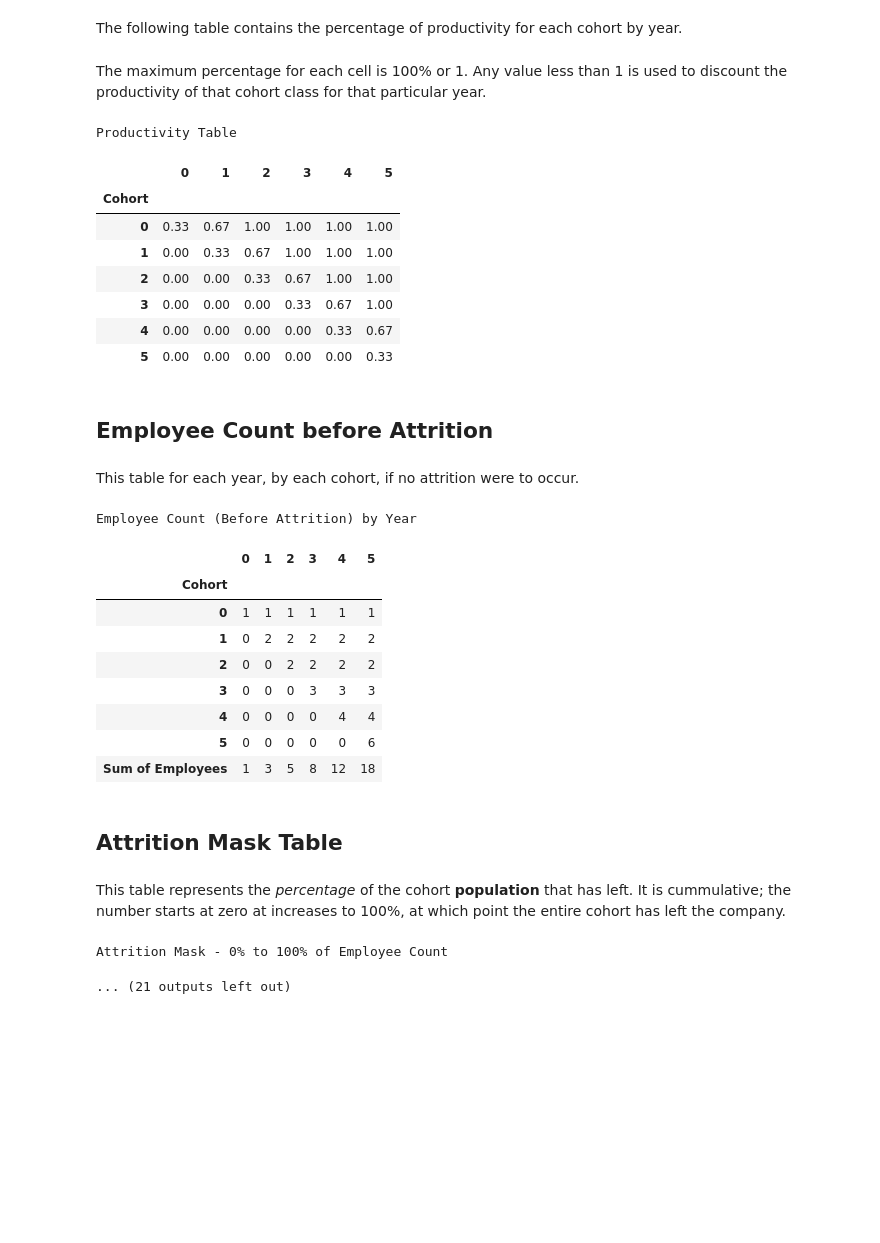
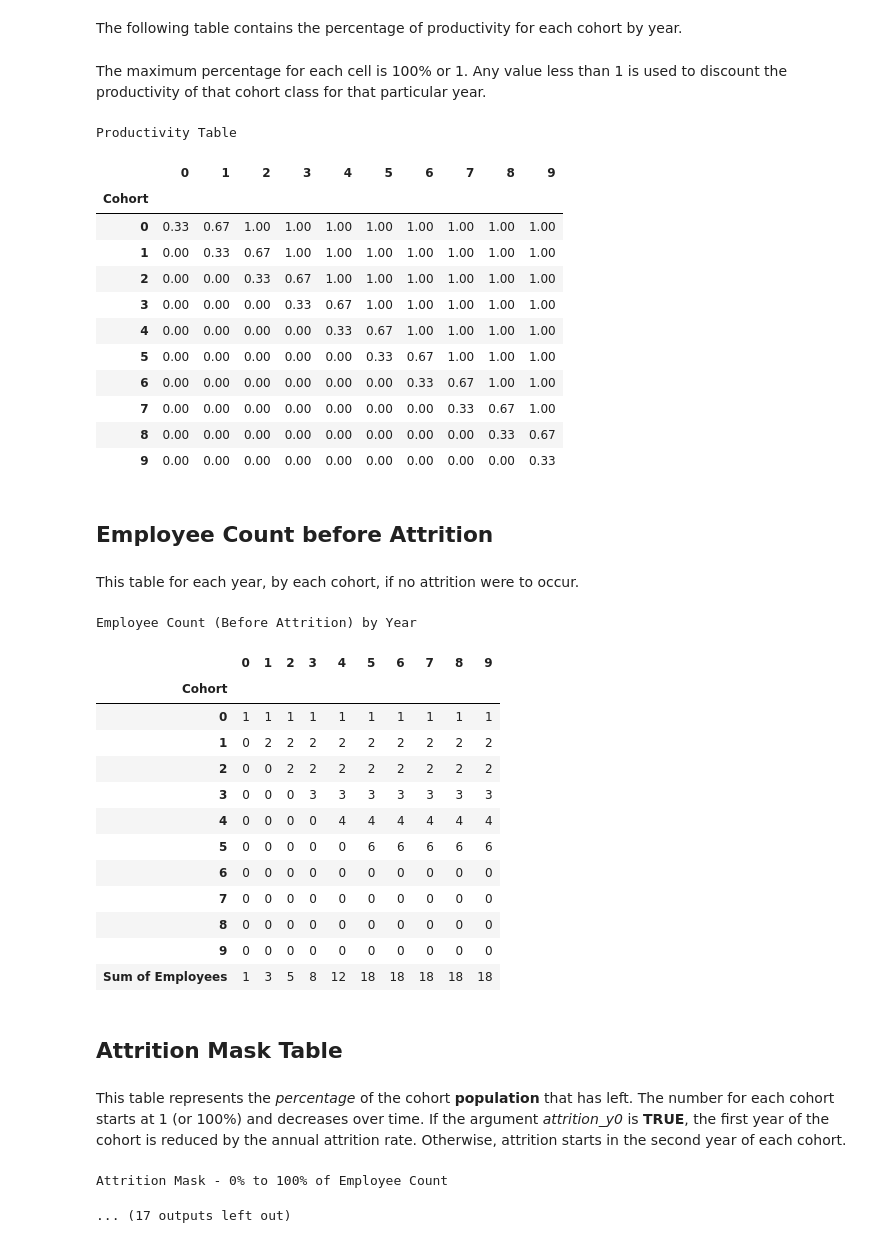
Before and after one commit to admatuszak/Cohort-Table, a Jupyter notebook: Cohort.ipynb, the cells around one changed output. Drawn from its saved outputs; the diff is of its cells as text; code cells hidden in the pictures; blank space fills up the shorter version.

```diff
--- a/Cohort.ipynb
+++ b/Cohort.ipynb
@@ -5,34 +8,42 @@ from Cohort import CohortTable
 # %%
-myTable = CohortTable(forecast_period=6, n_years=3, hires_per_year=[1,2,2,3,4,6], \
+myTable = CohortTable(forecast_period=10, n_years=3, hires_per_year=[1,2,2,3,4,6], \
                       revenue_goal=1000000, annual_attrition=.16, first_year_full_hire=True, attrition_y0=False)
 
 myTable.print_all_tables()
 # %% [output]
 ## Productivity Table
 The following table contains the percentage of productivity for each cohort by year.
 The maximum percentage for each cell is 100% or 1. Any value less than 1 is used to discount the         productivity of that cohort class for that particular year.
 Productivity Table
-|  | 0 | 1 | 2 | 3 | 4 | 5 |
-| Cohort |  |  |  |  |  |  |
-| 0 | 0.33 | 0.67 | 1.00 | 1.00 | 1.00 | 1.00 |
-| 1 | 0.00 | 0.33 | 0.67 | 1.00 | 1.00 | 1.00 |
-| 2 | 0.00 | 0.00 | 0.33 | 0.67 | 1.00 | 1.00 |
-| 3 | 0.00 | 0.00 | 0.00 | 0.33 | 0.67 | 1.00 |
-| 4 | 0.00 | 0.00 | 0.00 | 0.00 | 0.33 | 0.67 |
-| 5 | 0.00 | 0.00 | 0.00 | 0.00 | 0.00 | 0.33 |
+|  | 0 | 1 | 2 | 3 | 4 | 5 | 6 | 7 | 8 | 9 |
+| Cohort |  |  |  |  |  |  |  |  |  |  |
+| 0 | 0.33 | 0.67 | 1.00 | 1.00 | 1.00 | 1.00 | 1.00 | 1.00 | 1.00 | 1.00 |
+| 1 | 0.00 | 0.33 | 0.67 | 1.00 | 1.00 | 1.00 | 1.00 | 1.00 | 1.00 | 1.00 |
+| 2 | 0.00 | 0.00 | 0.33 | 0.67 | 1.00 | 1.00 | 1.00 | 1.00 | 1.00 | 1.00 |
+| 3 | 0.00 | 0.00 | 0.00 | 0.33 | 0.67 | 1.00 | 1.00 | 1.00 | 1.00 | 1.00 |
+| 4 | 0.00 | 0.00 | 0.00 | 0.00 | 0.33 | 0.67 | 1.00 | 1.00 | 1.00 | 1.00 |
+| 5 | 0.00 | 0.00 | 0.00 | 0.00 | 0.00 | 0.33 | 0.67 | 1.00 | 1.00 | 1.00 |
+| 6 | 0.00 | 0.00 | 0.00 | 0.00 | 0.00 | 0.00 | 0.33 | 0.67 | 1.00 | 1.00 |
+| 7 | 0.00 | 0.00 | 0.00 | 0.00 | 0.00 | 0.00 | 0.00 | 0.33 | 0.67 | 1.00 |
+| 8 | 0.00 | 0.00 | 0.00 | 0.00 | 0.00 | 0.00 | 0.00 | 0.00 | 0.33 | 0.67 |
+| 9 | 0.00 | 0.00 | 0.00 | 0.00 | 0.00 | 0.00 | 0.00 | 0.00 | 0.00 | 0.33 |
 ## Employee Count before Attrition
 This table for each year, by each cohort, if no attrition were to occur.
 Employee Count (Before Attrition) by Year
-|  | 0 | 1 | 2 | 3 | 4 | 5 |
-| Cohort |  |  |  |  |  |  |
-| 0 | 1 | 1 | 1 | 1 | 1 | 1 |
-| 1 | 0 | 2 | 2 | 2 | 2 | 2 |
-| 2 | 0 | 0 | 2 | 2 | 2 | 2 |
-| 3 | 0 | 0 | 0 | 3 | 3 | 3 |
-| 4 | 0 | 0 | 0 | 0 | 4 | 4 |
-| 5 | 0 | 0 | 0 | 0 | 0 | 6 |
-| Sum of Employees | 1 | 3 | 5 | 8 | 12 | 18 |
+|  | 0 | 1 | 2 | 3 | 4 | 5 | 6 | 7 | 8 | 9 |
+| Cohort |  |  |  |  |  |  |  |  |  |  |
+| 0 | 1 | 1 | 1 | 1 | 1 | 1 | 1 | 1 | 1 | 1 |
+| 1 | 0 | 2 | 2 | 2 | 2 | 2 | 2 | 2 | 2 | 2 |
+| 2 | 0 | 0 | 2 | 2 | 2 | 2 | 2 | 2 | 2 | 2 |
+| 3 | 0 | 0 | 0 | 3 | 3 | 3 | 3 | 3 | 3 | 3 |
+| 4 | 0 | 0 | 0 | 0 | 4 | 4 | 4 | 4 | 4 | 4 |
+| 5 | 0 | 0 | 0 | 0 | 0 | 6 | 6 | 6 | 6 | 6 |
+| 6 | 0 | 0 | 0 | 0 | 0 | 0 | 0 | 0 | 0 | 0 |
+| 7 | 0 | 0 | 0 | 0 | 0 | 0 | 0 | 0 | 0 | 0 |
+| 8 | 0 | 0 | 0 | 0 | 0 | 0 | 0 | 0 | 0 | 0 |
+| 9 | 0 | 0 | 0 | 0 | 0 | 0 | 0 | 0 | 0 | 0 |
+| Sum of Employees | 1 | 3 | 5 | 8 | 12 | 18 | 18 | 18 | 18 | 18 |
 ## Attrition Mask Table
-This table represents the *percentage* of the cohort **population** that has left. It is cummulative; the number         starts at zero at increases to 100%, at which point the entire cohort has left the company.
+This table represents the *percentage* of the cohort **population** that has left. The number for each cohort starts        at 1 (or 100%) and decreases over time. If the argument *attrition_y0* is **TRUE**, the first year of the cohort        is reduced by the annual attrition rate. Otherwise, attrition starts in the second year of each cohort.
 Attrition Mask - 0% to 100% of Employee Count
-... (21 outputs left out)
+... (17 outputs left out)
```
Also changed, not shown: parts of 15 cells of this notebook, 2 other files.
